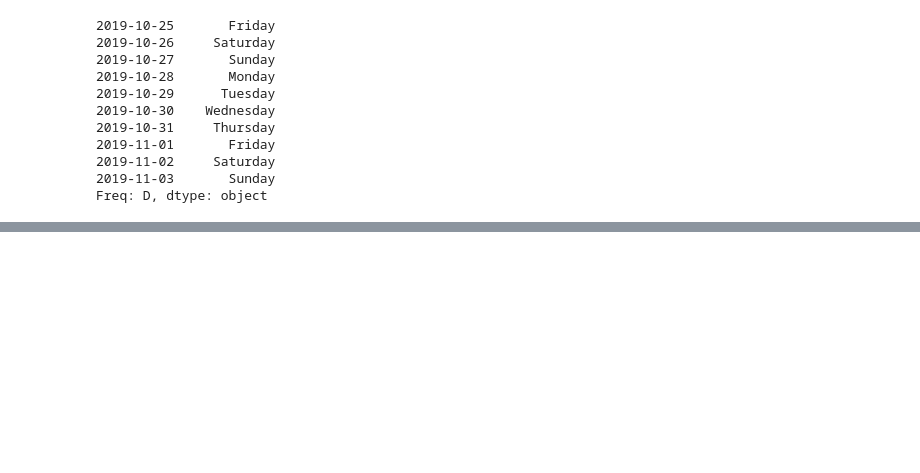
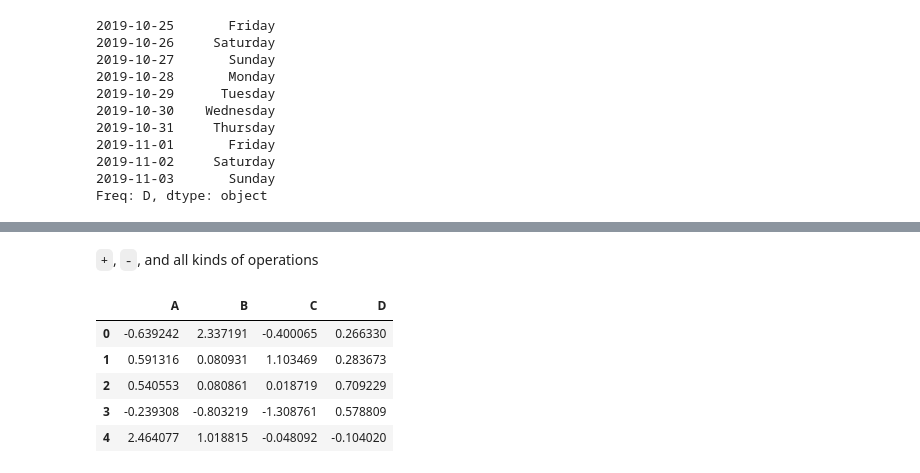
Before and after one commit to jephianlin/math599env, a Jupyter notebook: 1030.ipynb, the cells around one changed output, grey strips where cells are left out. Cells and saved outputs as stored; diff of their text form; code cells hidden in the pictures; blank space fills up the shorter version.

```diff
--- a/1030.ipynb
+++ b/1030.ipynb
@@ -542,0 +569,13 @@ Freq: D, dtype: object
+# %% [markdown]
+`+`, `-`, and all kinds of operations
+# %%
+df = pd.DataFrame(np.random.randn(100,4),
+                 columns=list('ABCD'))
+df.head()
+# %% [output]
+|  | A | B | C | D |
+| 0 | -0.639242 | 2.337191 | -0.400065 | 0.266330 |
+| 1 | 0.591316 | 0.080931 | 1.103469 | 0.283673 |
+| 2 | 0.540553 | 0.080861 | 0.018719 | 0.709229 |
+| 3 | -0.239308 | -0.803219 | -1.308761 | 0.578809 |
+| 4 | 2.464077 | 1.018815 | -0.048092 | -0.104020 |
```
Also changed, not shown: parts of 14 cells of this notebook.
